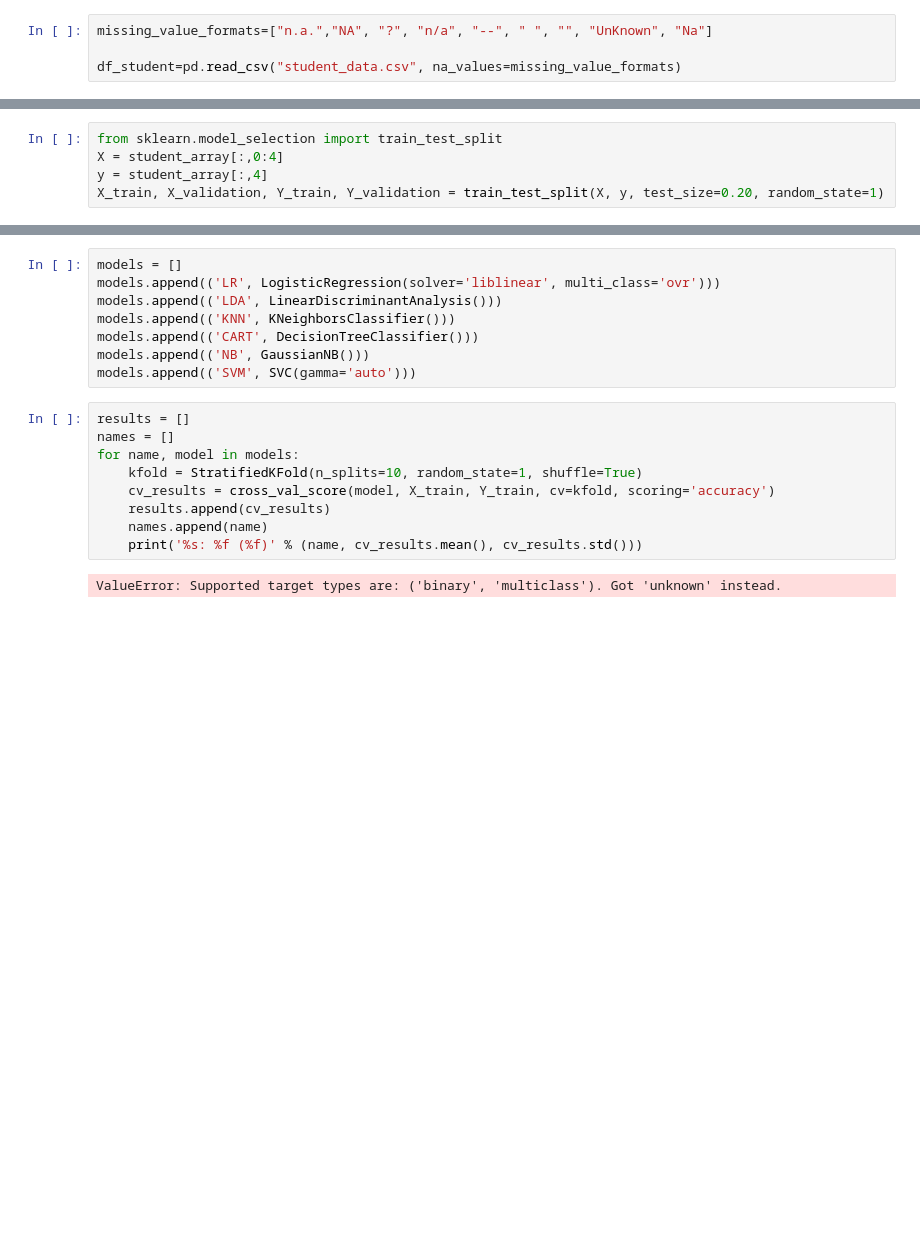
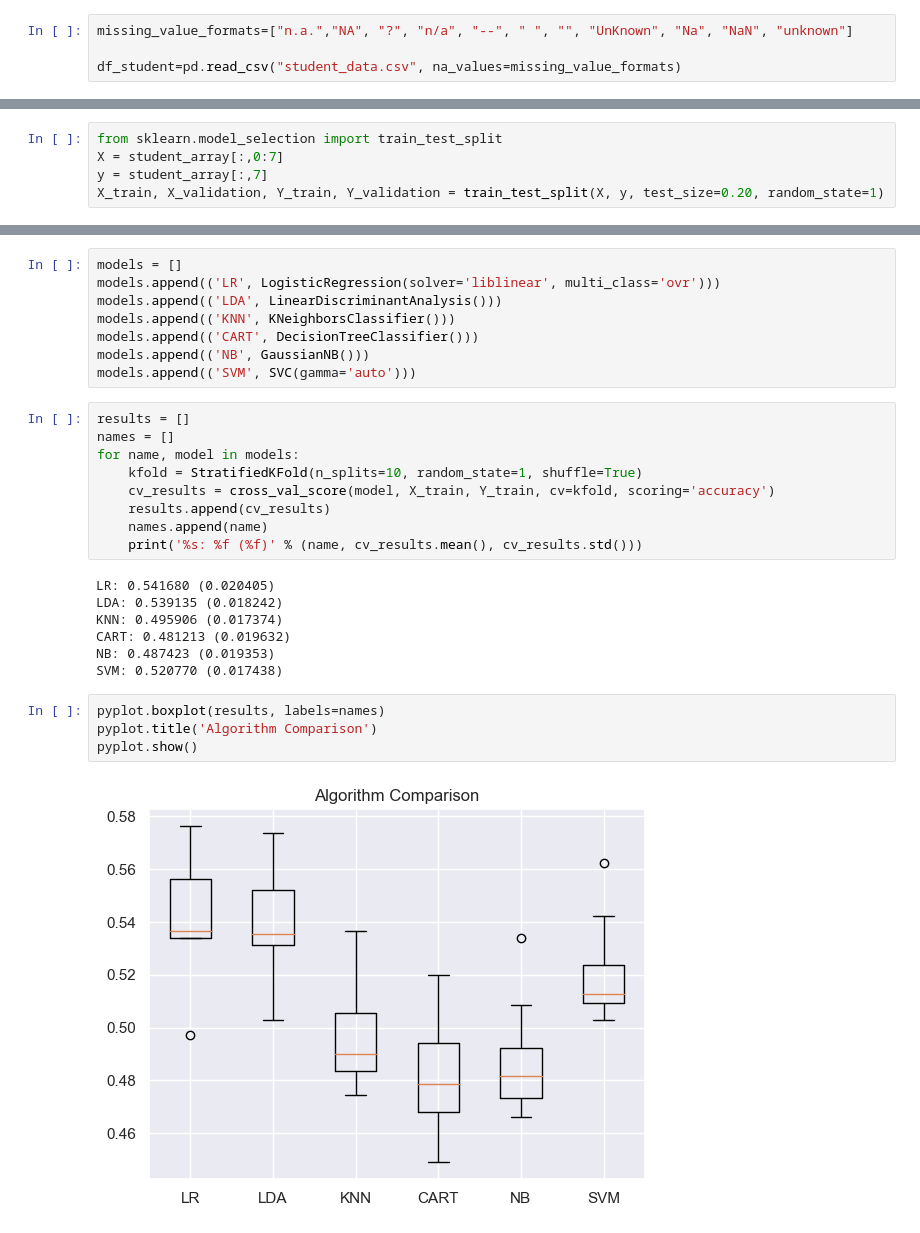
Before and after one commit to Alexandra-Mavrofoti/Alexandra_Mavrofoti_DPrepHDip_CA1, a Jupyter notebook: Alexandra_Mavrofoti_DPrepHDip_CA1_v2.ipynb, the cells around one changed output, grey strips where cells are left out. Drawn from its saved outputs; the diff is of its cells as text; blank space fills up the shorter version.

```diff
--- a/Alexandra_Mavrofoti_DPrepHDip_CA1_v2.ipynb
+++ b/Alexandra_Mavrofoti_DPrepHDip_CA1_v2.ipynb
@@ -80,7 +80,7 @@ GDP                                               0
 Target                                            0
 dtype: int64
 # %%
-missing_value_formats=["n.a.","NA", "?", "n/a", "--", " ", "", "UnKnown", "Na"]
+missing_value_formats=["n.a.","NA", "?", "n/a", "--", " ", "", "UnKnown", "Na", "NaN", "unknown"]
 
 df_student=pd.read_csv("student_data.csv", na_values=missing_value_formats)
 # %%
@@ -251,5 +385,5 @@ student_array = student_pca.values
 # %%
 from sklearn.model_selection import train_test_split
-X = student_array[:,0:4]
-y = student_array[:,4]
+X = student_array[:,0:7]
+y = student_array[:,7]
 X_train, X_validation, Y_train, Y_validation = train_test_split(X, y, test_size=0.20, random_state=1)
@@ -285,4 +428,15 @@ for name, model in models:
 	names.append(name)
 	print('%s: %f (%f)' % (name, cv_results.mean(), cv_results.std()))
 # %% [output]
-ValueError: Supported target types are: ('binary', 'multiclass'). Got 'unknown' instead.
+LR: 0.541680 (0.020405)
+LDA: 0.539135 (0.018242)
+KNN: 0.495906 (0.017374)
+CART: 0.481213 (0.019632)
+NB: 0.487423 (0.019353)
+SVM: 0.520770 (0.017438)
+# %%
+pyplot.boxplot(results, labels=names)
+pyplot.title('Algorithm Comparison')
+pyplot.show()
+# %% [output]
+[figure, added]
```
Also changed, not shown: parts of 35 cells of this notebook.
